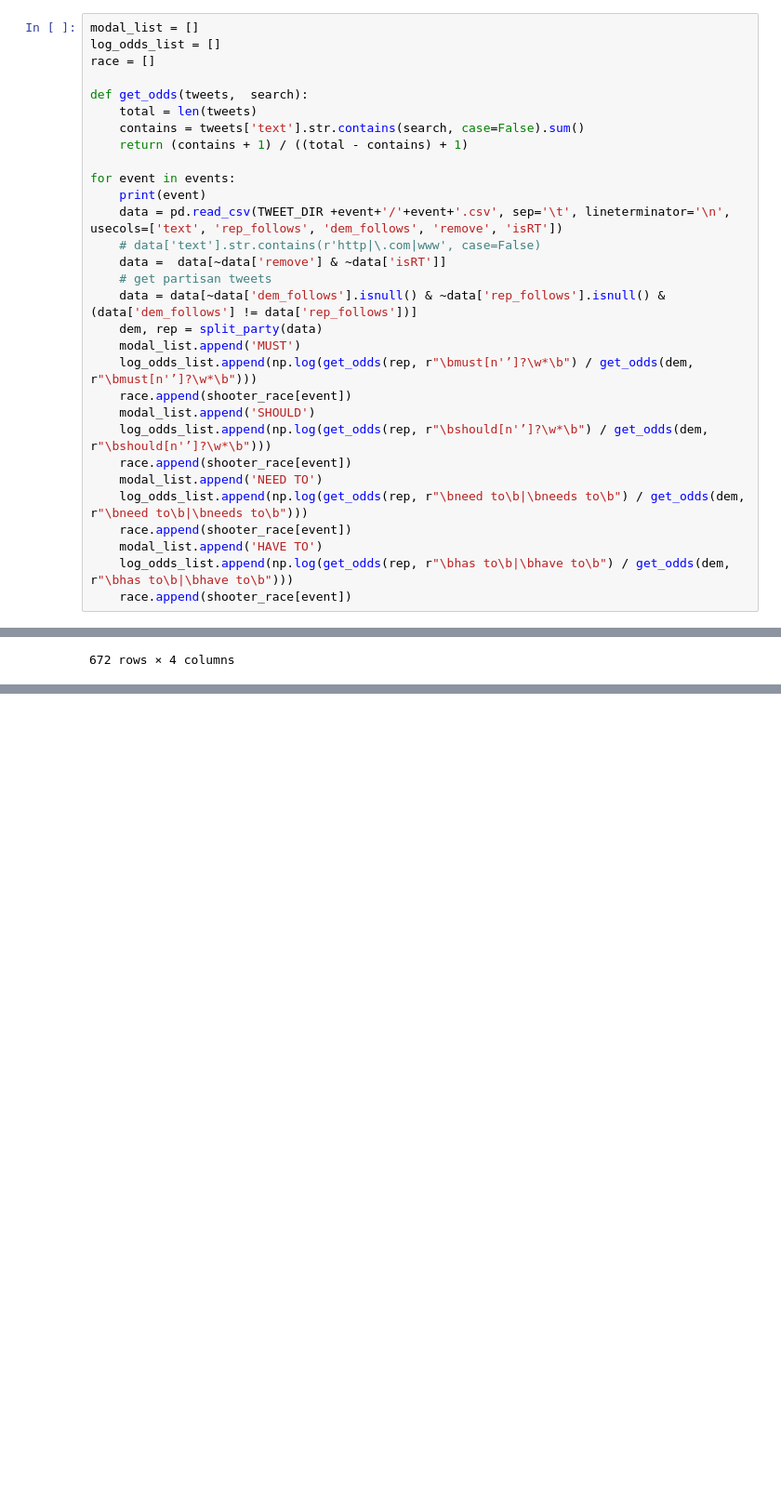
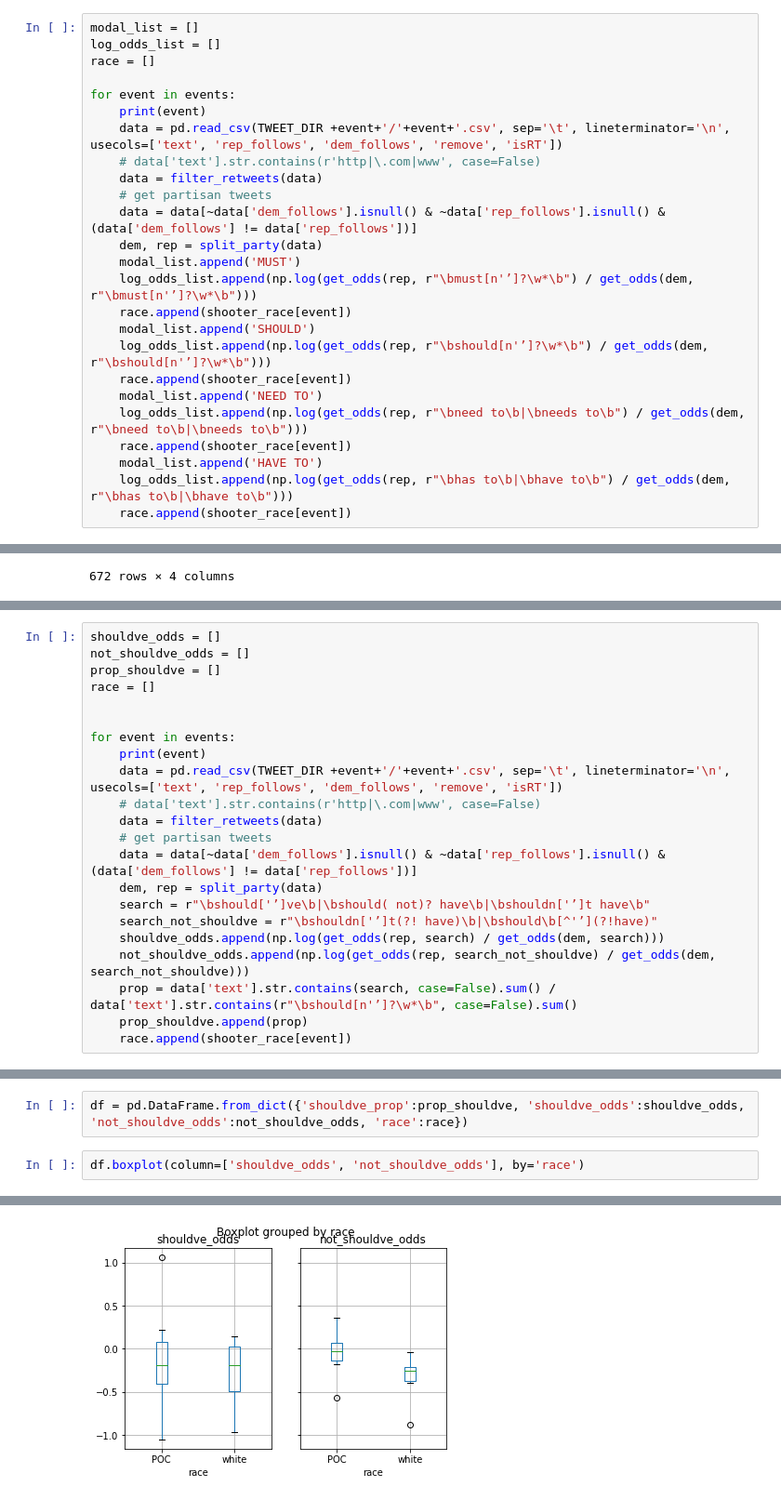
Before and after one commit to ddemszky/framing-twitter, a Jupyter notebook: 4_word_partisanship/modals.ipynb, the cells around one changed output, grey strips where cells are left out. Shown: that part at 93% size. Drawn from its saved outputs; the diff is of its cells as text; blank space fills up the shorter version.

```diff
--- a/4_word_partisanship/modals.ipynb
+++ b/4_word_partisanship/modals.ipynb
@@ -27,16 +32,11 @@ modal_list = []
 log_odds_list = []
 race = []
 
-def get_odds(tweets,  search):
-    total = len(tweets)
-    contains = tweets['text'].str.contains(search, case=False).sum()
-    return (contains + 1) / ((total - contains) + 1)
-
 for event in events:
     print(event)
     data = pd.read_csv(TWEET_DIR +event+'/'+event+'.csv', sep='\t', lineterminator='\n', usecols=['text', 'rep_follows', 'dem_follows', 'remove', 'isRT'])
     # data['text'].str.contains(r'http|\.com|www', case=False)
-    data =  data[~data['remove'] & ~data['isRT']]
+    data = filter_retweets(data)
     # get partisan tweets
     data = data[~data['dem_follows'].isnull() & ~data['rep_follows'].isnull() & (data['dem_follows'] != data['rep_follows'])]
     dem, rep = split_party(data)
@@ -218,0 +221,22 @@ df
+# %%
+shouldve_odds = []
+not_shouldve_odds = []
+prop_shouldve = []
+race = []
+
+
+for event in events:
+    print(event)
+    data = pd.read_csv(TWEET_DIR +event+'/'+event+'.csv', sep='\t', lineterminator='\n', usecols=['text', 'rep_follows', 'dem_follows', 'remove', 'isRT'])
+    # data['text'].str.contains(r'http|\.com|www', case=False)
+    data = filter_retweets(data)
+    # get partisan tweets
+    data = data[~data['dem_follows'].isnull() & ~data['rep_follows'].isnull() & (data['dem_follows'] != data['rep_follows'])]
+    dem, rep = split_party(data)
+    search = r"\bshould['’]ve\b|\bshould( not)? have\b|\bshouldn['’]t have\b"
+    search_not_shouldve = r"\bshouldn['’]t(?! have)\b|\bshould\b[^'’](?!have)"
+    shouldve_odds.append(np.log(get_odds(rep, search) / get_odds(dem, search)))
+    not_shouldve_odds.append(np.log(get_odds(rep, search_not_shouldve) / get_odds(dem, search_not_shouldve)))
+    prop = data['text'].str.contains(search, case=False).sum() / data['text'].str.contains(r"\bshould[n'’]?\w*\b", case=False).sum()
+    prop_shouldve.append(prop)
+    race.append(shooter_race[event])
@@ -218,0 +260,5 @@ df
+# %%
+df = pd.DataFrame.from_dict({'shouldve_prop':prop_shouldve, 'shouldve_odds':shouldve_odds, 'not_shouldve_odds':not_shouldve_odds, 'race':race})
+# %%
+df.boxplot(column=['shouldve_odds', 'not_shouldve_odds'], by='race')
+# %% [output]
@@ -218,0 +268 @@ df
+[figure, added]
```
Also changed, not shown: parts of 6 cells of this notebook, 8 other files.
